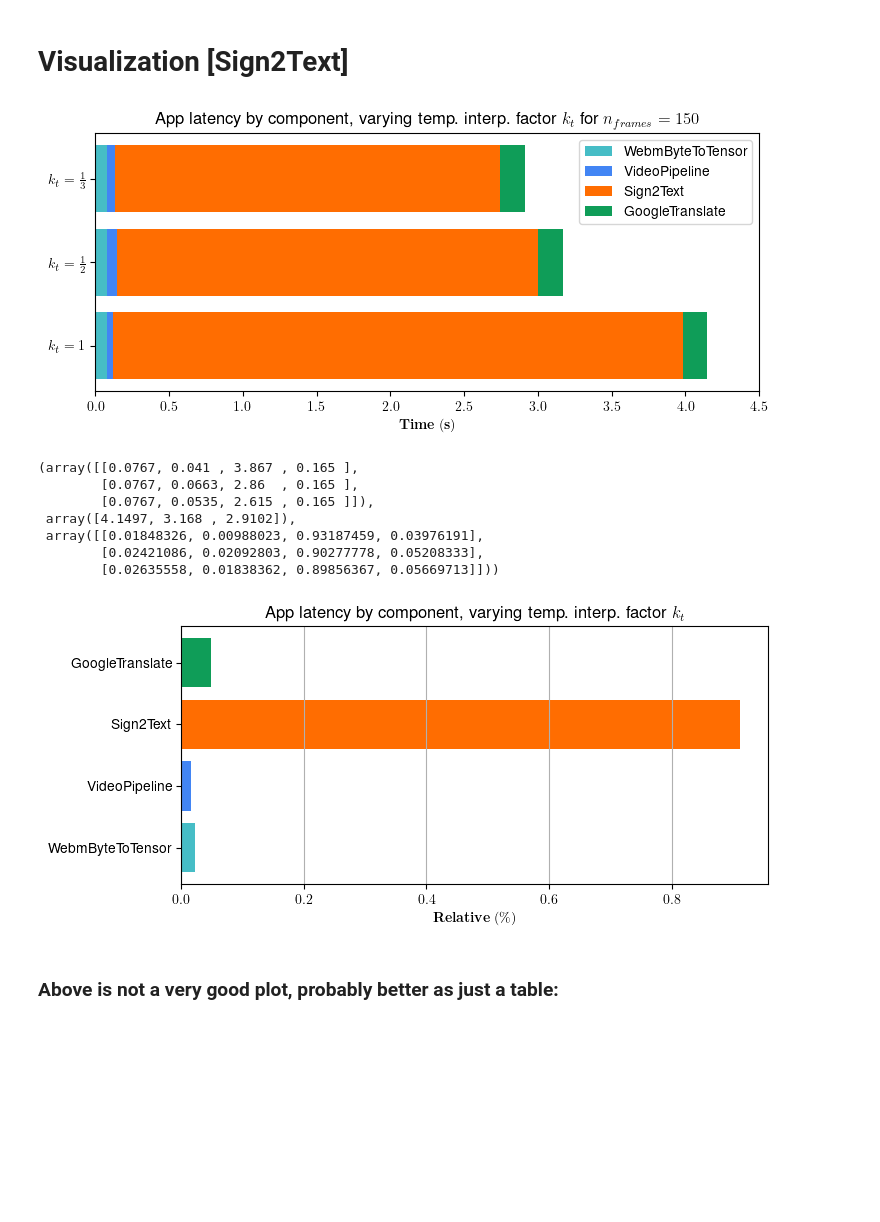
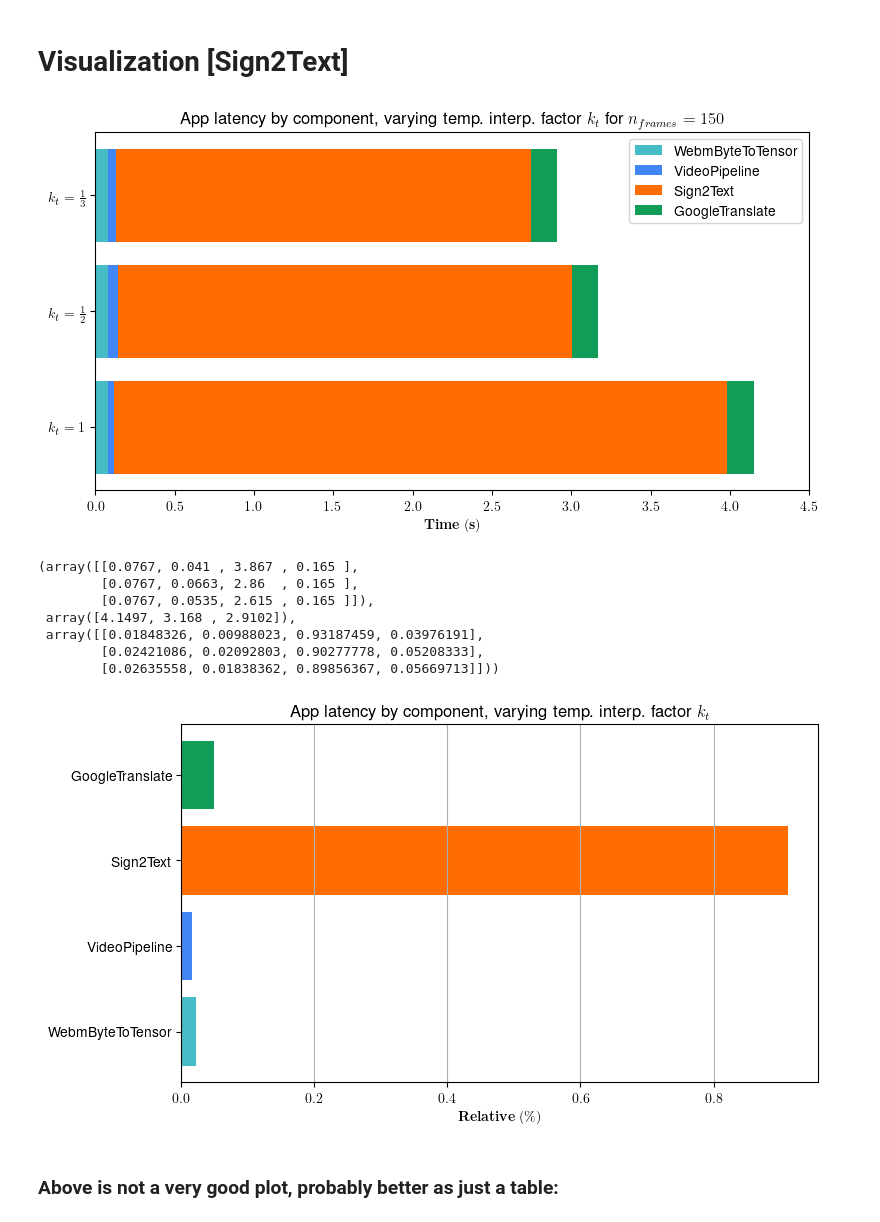
Before and after one commit to SignLanguage2Speech/SLTServer, a Jupyter notebook: perf_analysis_experiments.ipynb, the cells around one changed output. Saved outputs shown, nothing was run; the diff lists cells and outputs as text; code cells hidden in the pictures; blank space fills up the shorter version.

```diff
--- a/perf_analysis_experiments.ipynb
+++ b/perf_analysis_experiments.ipynb
@@ -173,40 +173,40 @@ plt.rcParams.update({
     "font.family": "Helvetica"
 })
 
-plt.rcParams["figure.figsize"] = [7.50, 3.50]
+plt.rcParams["figure.figsize"] = np.array([16,9]) / 2
 plt.rcParams["figure.autolayout"] = True
 
 kt = ["$k_t = 1$", "$k_t = \\frac{1}{2}$", "$k_t = \\frac{1}{3}$"]
 
 # ! Values computed in spreadsheet found @ [https://tinyurl.com/PerformanceData]
 s2t_pipeline_times =  np.array([[7.67e-02, 7.67e-02, 7.67e-02], # byte_to_tensor
                                 [4.10e-02, 6.63e-02, 5.35e-02], # video_pipe
                                 np.array([0.792, 1.03, 1.11])+            # s2t_overhead
                                 np.array([3.075, 1.83, 1.505]),           # s2t_variable (*150)
                                 [1.65e-01, 1.65e-01, 1.65e-01], # google_translate
                                 ]).T
 
 # hacky one-liner because of weird matplotlib hbar syntax
 plots = [plt.barh(kt, s2t_pipeline_times[:,0], color=color_map[0])] + \
     [plt.barh(kt, s2t_pipeline_times[:,i], left=np.sum(s2t_pipeline_times[:,:i], axis=1), color=color_map[i]) for i in range(1,len(color_map))]
 
 components = ["WebmByteToTensor",
             "VideoPipeline",
             "Sign2Text",
             "GoogleTranslate"]
 plt.legend(plots,
            components,
             loc="upper right")
 
 plt.xticks([x/2 for x in range(9+1)])
 plt.xlabel("$\mathbf{Time~(s)}$")
 # plt.grid(axis="x")
 
 plt.title("App latency by component, varying temp. interp. factor $k_t$ for $n_{frames}=150$")
 # plt.show()
 plt.savefig("waterfall_diagram_v3.png")
 # %% [output]
-[figure, old version]
+[figure, new version]
 # %%
 s2t_pipeline_times, np.sum(s2t_pipeline_times,axis=1), np.array([s2t_pipeline_times[i,:] / x for i,x in enumerate(np.sum(s2t_pipeline_times,axis=1))])
 # %% [output]
@@ -232,7 +232,7 @@ plt.title("App latency by component, varying temp. interp. factor $k_t$")
 plt.show()
 # plt.savefig("waterfall_diagram_v3.png")
 # %% [output]
-[figure, old version]
+[figure, new version]
 # %% [markdown]
 ### Above is not a very good plot, probably better as just a table:
 # %%
```
Also changed, not shown: 4 other files.
